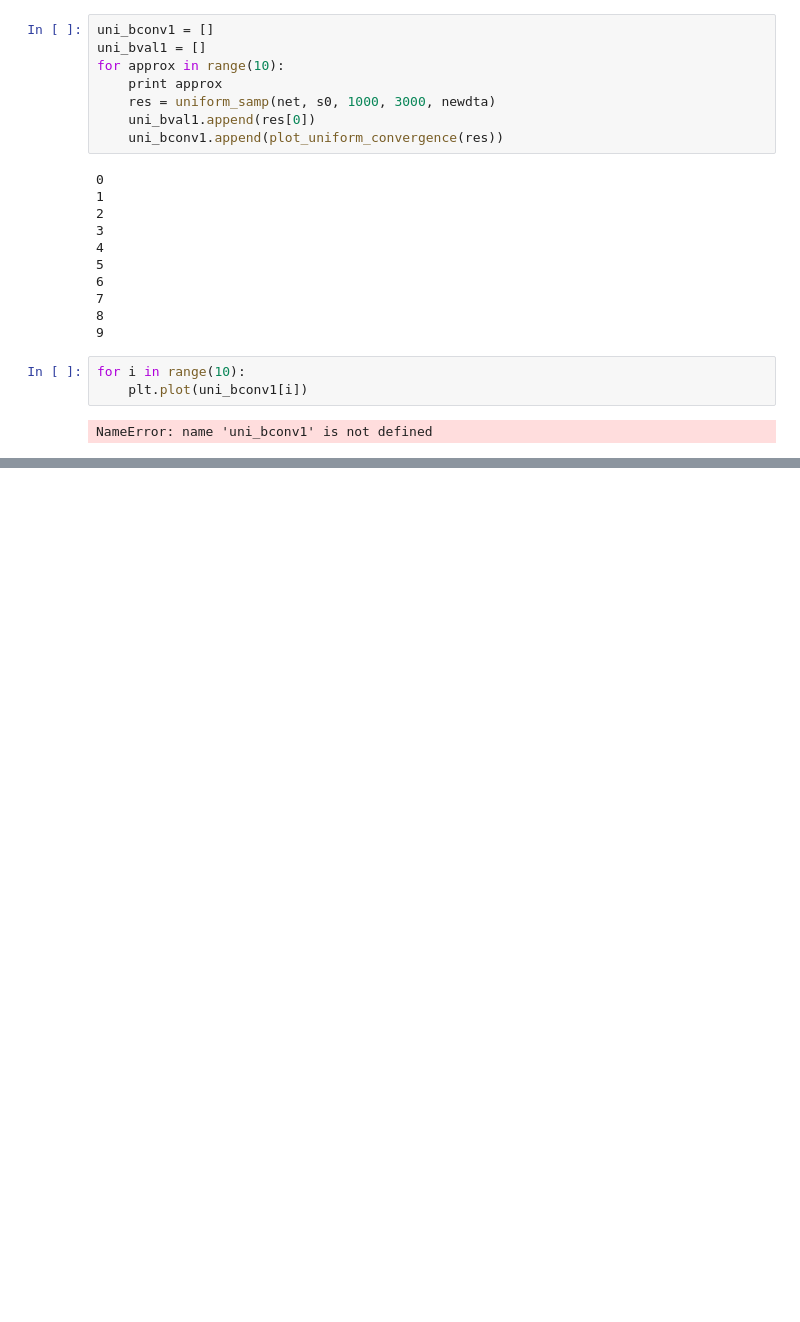
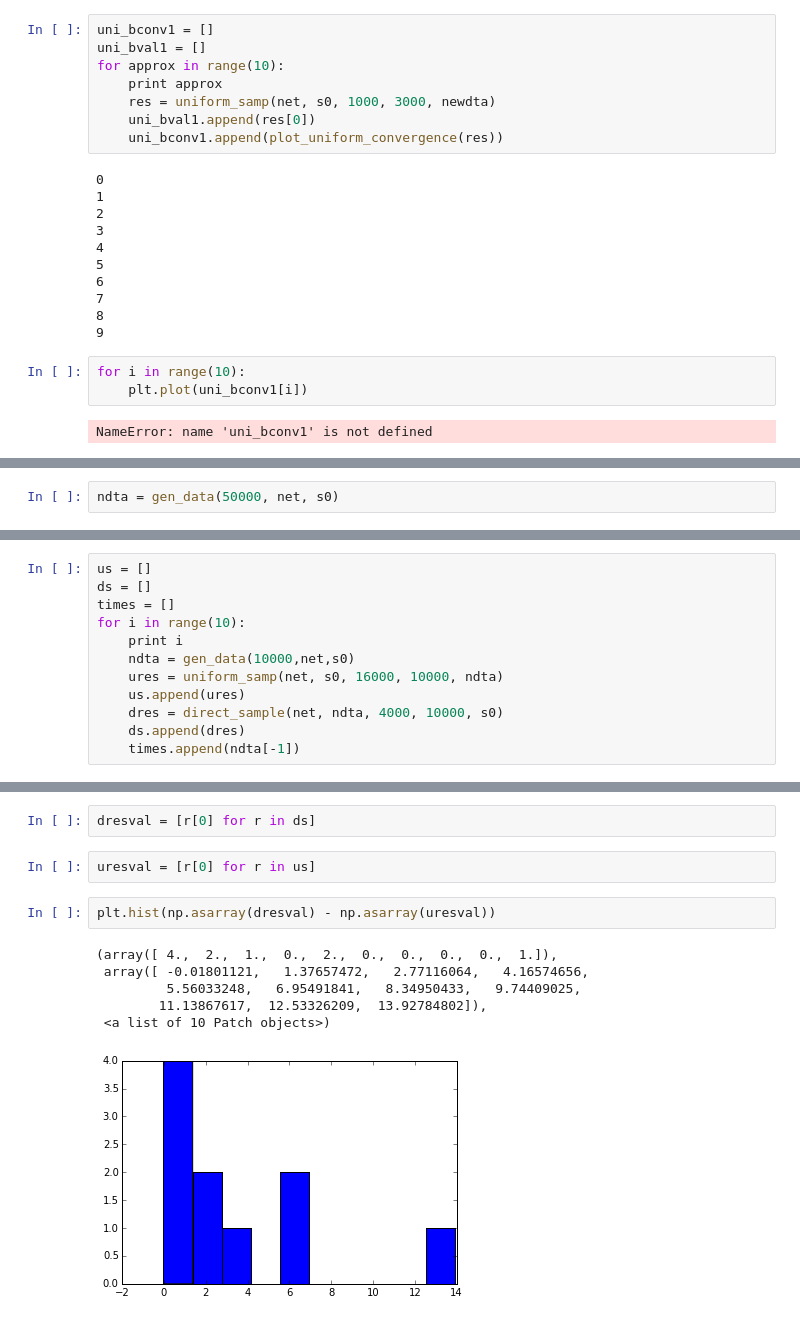
Before and after one commit to j-grana6/SFT-Nets, a Jupyter notebook: python/uniform_deceive.ipynb, the cells around one changed output, grey strips where cells are left out. Cells and saved outputs as stored; diff of their text form; blank space fills up the shorter version.

```diff
--- a/python/uniform_deceive.ipynb
+++ b/python/uniform_deceive.ipynb
@@ -424,0 +521,2 @@ NameError: name 'uni_bconv1' is not defined
+# %%
+ndta = gen_data(50000, net, s0)
@@ -424,0 +538,12 @@ NameError: name 'uni_bconv1' is not defined
+# %%
+us = []
+ds = []
+times = []
+for i in range(10):
+    print i
+    ndta = gen_data(10000,net,s0)
+    ures = uniform_samp(net, s0, 16000, 10000, ndta)
+    us.append(ures)
+    dres = direct_sample(net, ndta, 4000, 10000, s0)
+    ds.append(dres)
+    times.append(ndta[-1])
@@ -424,0 +561,13 @@ NameError: name 'uni_bconv1' is not defined
+# %%
+dresval = [r[0] for r in ds]
+# %%
+uresval = [r[0] for r in us]
+# %%
+plt.hist(np.asarray(dresval) - np.asarray(uresval))
+# %% [output]
+(array([ 4.,  2.,  1.,  0.,  2.,  0.,  0.,  0.,  0.,  1.]),
+ array([ -0.01801121,   1.37657472,   2.77116064,   4.16574656,
+         5.56033248,   6.95491841,   8.34950433,   9.74409025,
+        11.13867617,  12.53326209,  13.92784802]),
+ <a list of 10 Patch objects>)
+[figure, added]
```
Also changed, not shown: parts of 26 cells of this notebook, 5 other files.
